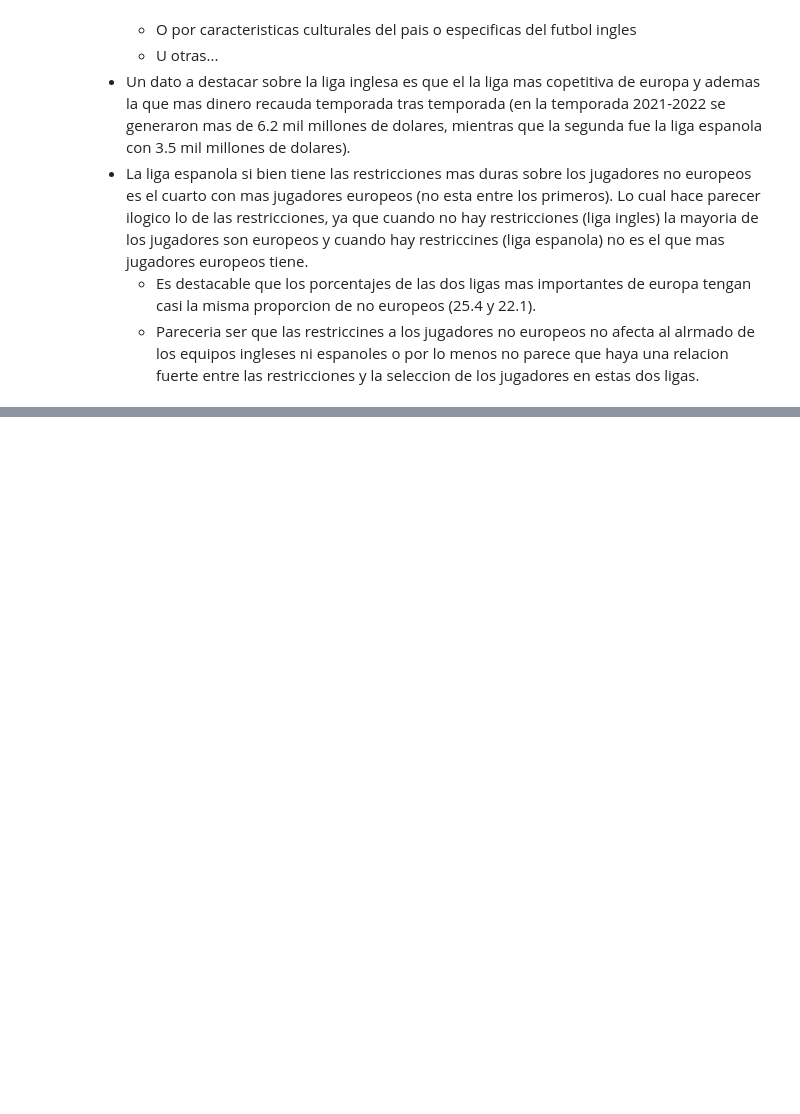
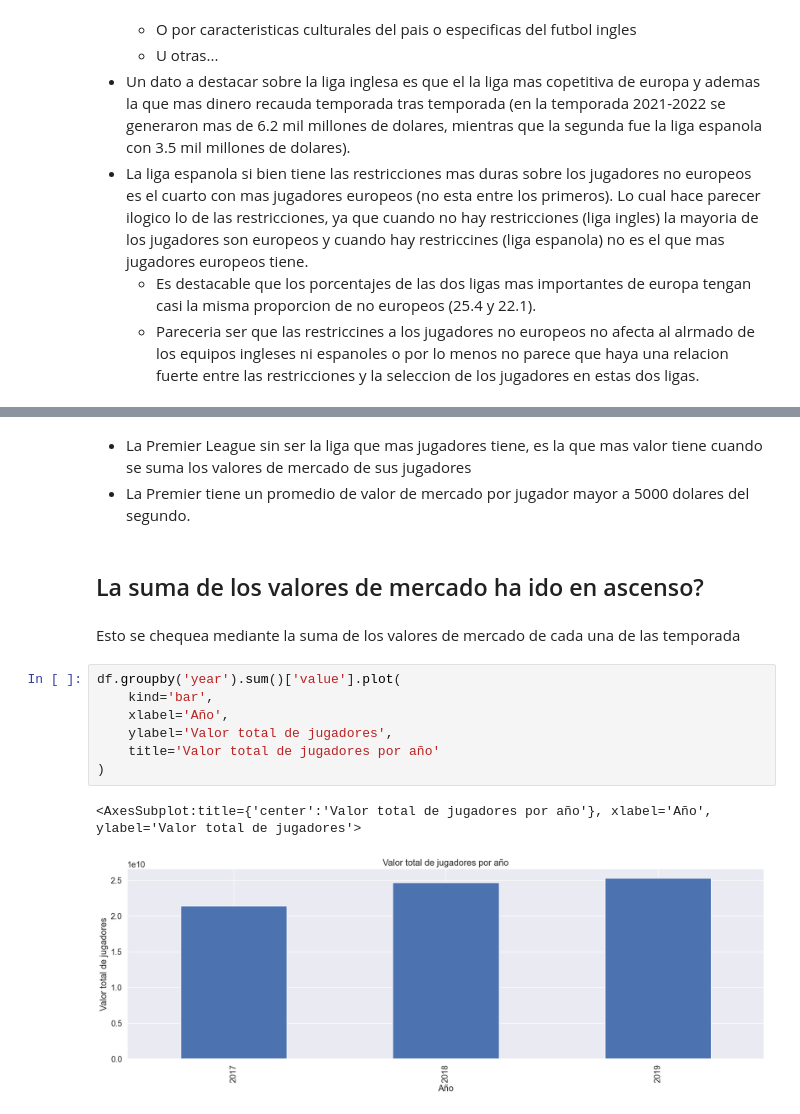
Before and after one commit to santiagoduc0s/football-players-statistics, a Jupyter notebook: football-players.ipynb, the cells around one changed output, grey strips where cells are left out. Cells and saved outputs as stored; diff of their text form; blank space fills up the shorter version.

```diff
--- a/football-players.ipynb
+++ b/football-players.ipynb
@@ -602,0 +643,17 @@ plt.show()
+# %% [markdown]
+* La Premier League sin ser la liga que mas jugadores tiene, es la que mas valor tiene cuando se suma los valores de mercado de sus jugadores
+* La Premier tiene un promedio de valor de mercado por jugador mayor a 5000 dolares del segundo.
+# %% [markdown]
+## La suma de los valores de mercado ha ido en ascenso?
+# %% [markdown]
+Esto se chequea mediante la suma de los valores de mercado de cada una de las temporada
+# %%
+df.groupby('year').sum()['value'].plot(
+    kind='bar',
+    xlabel='Año',
+    ylabel='Valor total de jugadores',
+    title='Valor total de jugadores por año'
+)
+# %% [output]
+<AxesSubplot:title={'center':'Valor total de jugadores por año'}, xlabel='Año', ylabel='Valor total de jugadores'>
+[figure, added]
```
Also changed, not shown: parts of 22 cells of this notebook.
